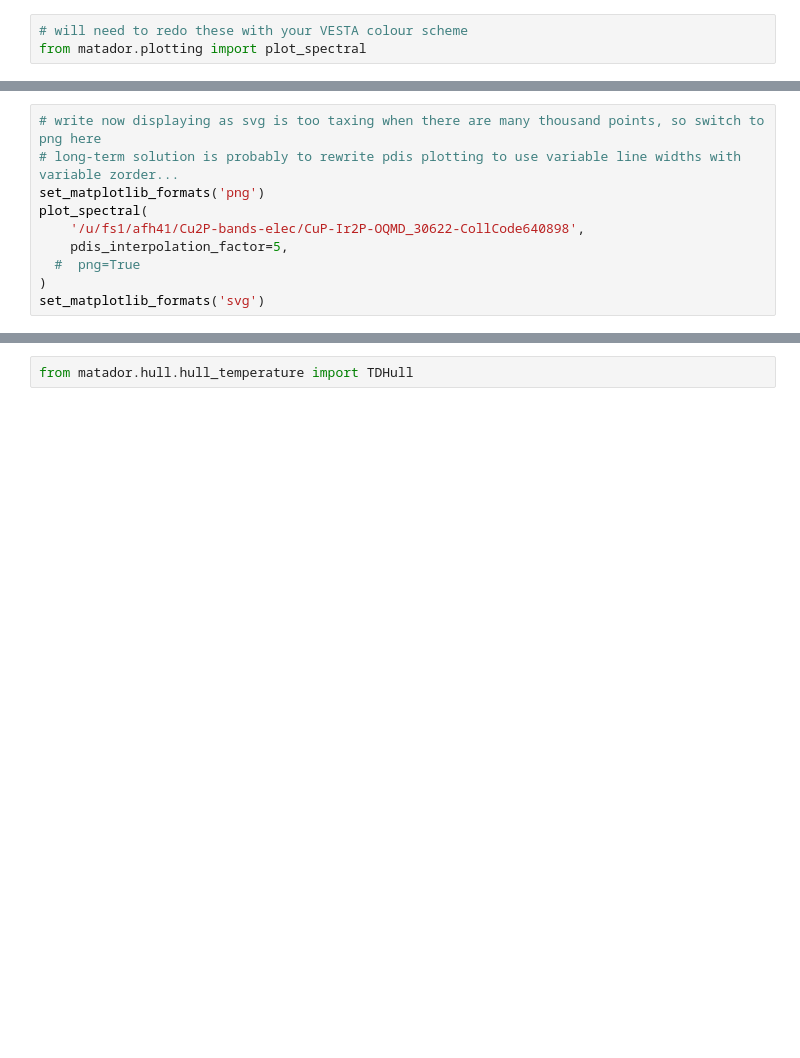
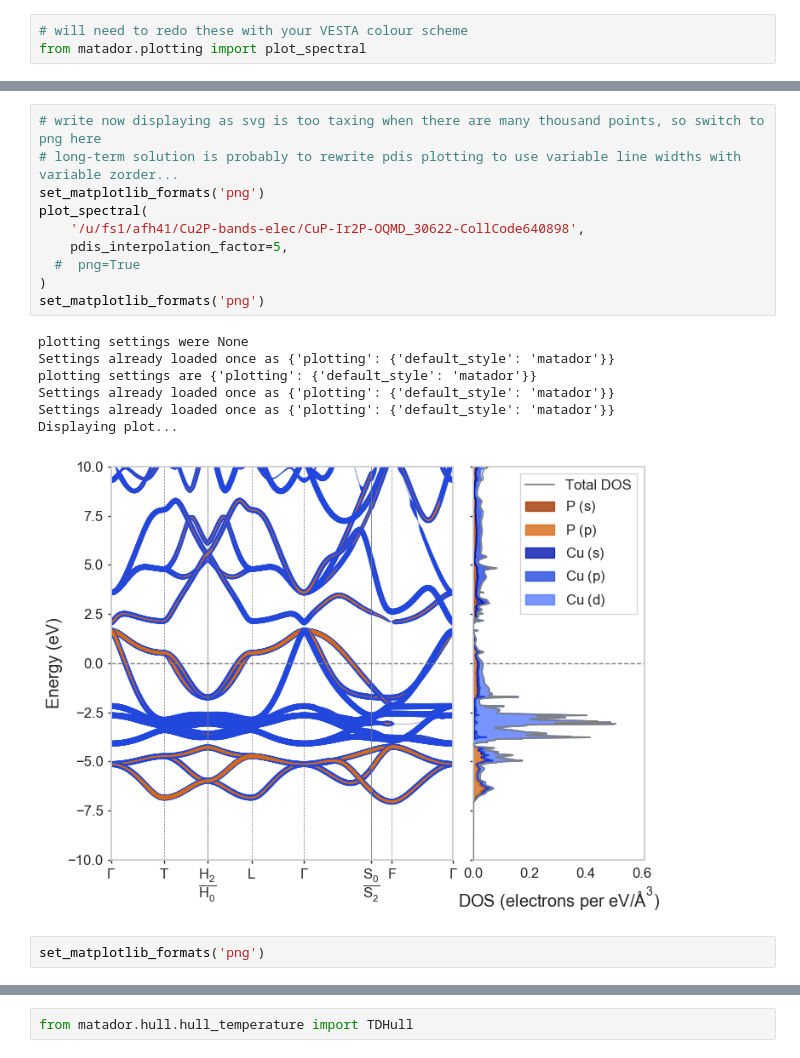
Before and after one commit to harpaf13/data.copper-phosphides, a Jupyter notebook: CuP_results.ipynb, the cells around one changed output, grey strips where cells are left out. Drawn from its saved outputs; the diff is of its cells as text; blank space fills up the shorter version.

```diff
--- a/CuP_results.ipynb
+++ b/CuP_results.ipynb
@@ -185,13 +214,23 @@ ax = plot_spectral(
 # %%
 # write now displaying as svg is too taxing when there are many thousand points, so switch to png here
 # long-term solution is probably to rewrite pdis plotting to use variable line widths with variable zorder...
 set_matplotlib_formats('png')
 plot_spectral(
     '/u/fs1/afh41/Cu2P-bands-elec/CuP-Ir2P-OQMD_30622-CollCode640898',
     pdis_interpolation_factor=5,
   #  png=True
 )
-set_matplotlib_formats('svg')
+set_matplotlib_formats('png')
+# %% [output]
+plotting settings were None
+Settings already loaded once as {'plotting': {'default_style': 'matador'}}
+plotting settings are {'plotting': {'default_style': 'matador'}}
+Settings already loaded once as {'plotting': {'default_style': 'matador'}}
+Settings already loaded once as {'plotting': {'default_style': 'matador'}}
+Displaying plot...
+[figure, added]
+# %%
+set_matplotlib_formats('png')
 # %%
 # need to get read permission on the cell file to plot this properly
 plot_spectral(
```
Also changed, not shown: parts of 13 cells of this notebook.
